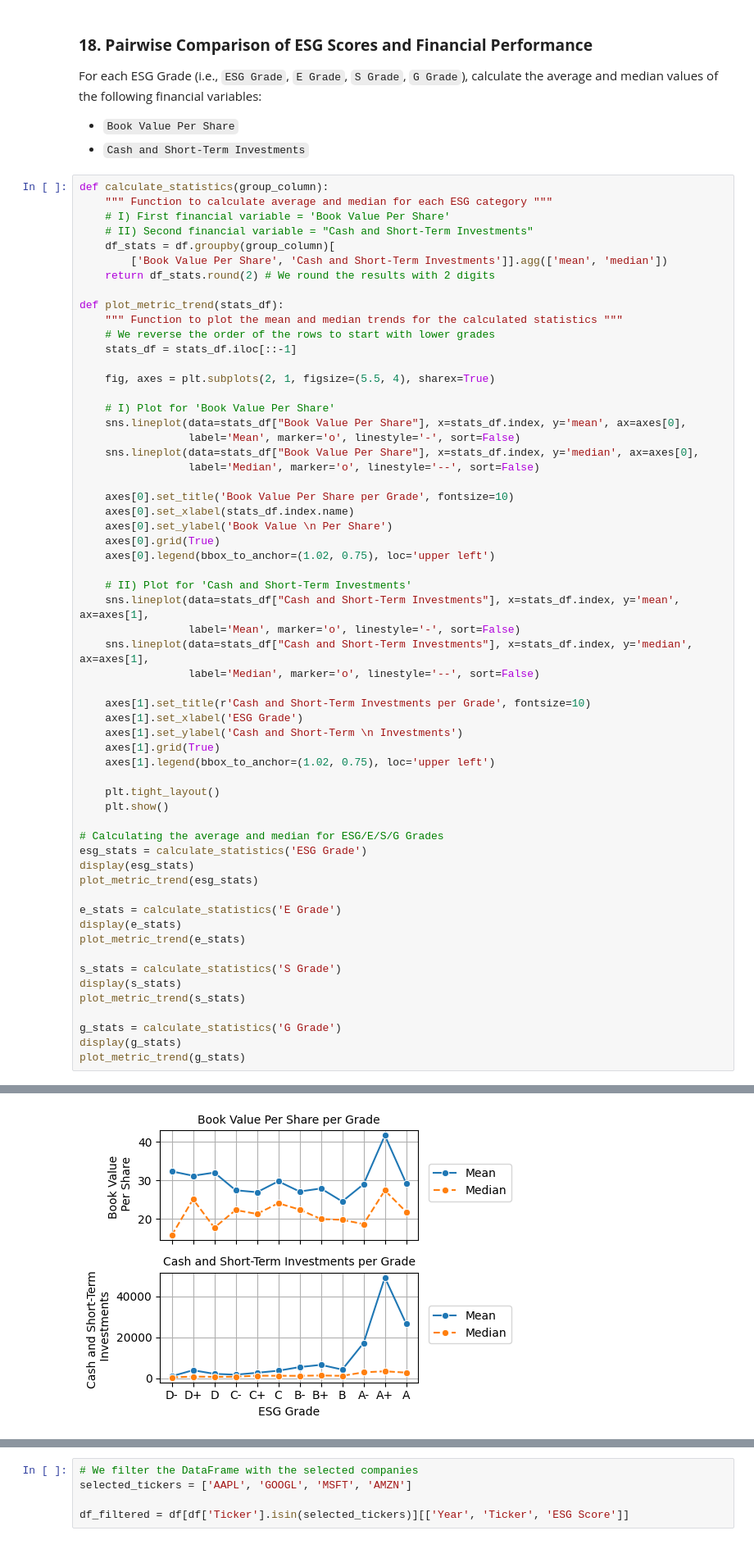
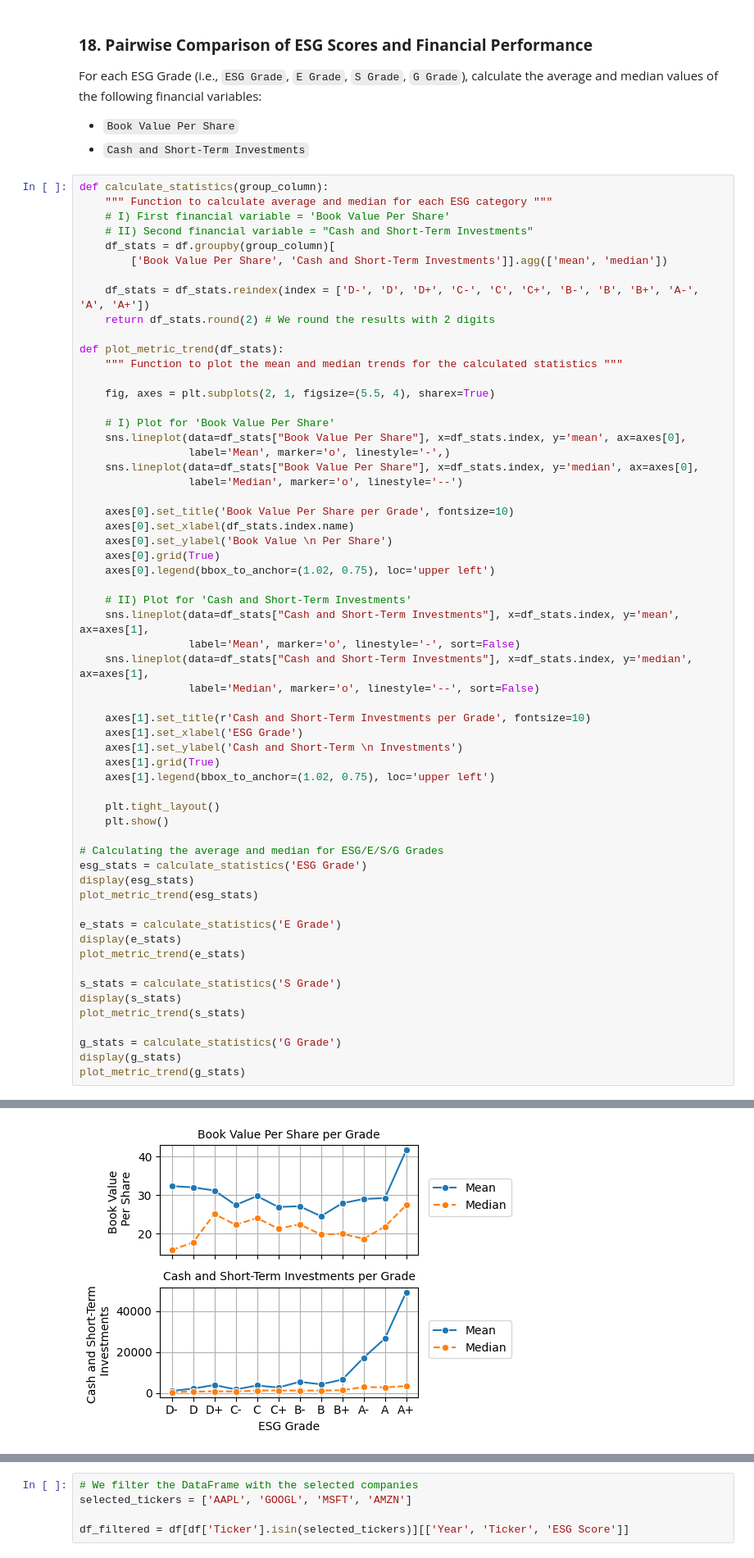
Before and after one commit to maximenc/Quantitative-Methods, a Jupyter notebook: Data-Analysis/4.applications.ipynb, the cells around one changed output, grey strips where cells are left out. Shown at 82% size. Cells and saved outputs as stored; diff of their text form.

Commit message:
change index order by grade

```diff
--- a/Data-Analysis/4.applications.ipynb
+++ b/Data-Analysis/4.applications.ipynb
@@ -548,31 +548,31 @@ def calculate_statistics(group_column):
     # II) Second financial variable = "Cash and Short-Term Investments"
     df_stats = df.groupby(group_column)[
         ['Book Value Per Share', 'Cash and Short-Term Investments']].agg(['mean', 'median'])
+
+    df_stats = df_stats.reindex(index = ['D-', 'D', 'D+', 'C-', 'C', 'C+', 'B-', 'B', 'B+', 'A-', 'A', 'A+'])
     return df_stats.round(2) # We round the results with 2 digits
 
-def plot_metric_trend(stats_df):
+def plot_metric_trend(df_stats):
     """ Function to plot the mean and median trends for the calculated statistics """
-    # We reverse the order of the rows to start with lower grades
-    stats_df = stats_df.iloc[::-1]
 
     fig, axes = plt.subplots(2, 1, figsize=(5.5, 4), sharex=True)
 
     # I) Plot for 'Book Value Per Share'
-    sns.lineplot(data=stats_df["Book Value Per Share"], x=stats_df.index, y='mean', ax=axes[0],
-                 label='Mean', marker='o', linestyle='-', sort=False)
-    sns.lineplot(data=stats_df["Book Value Per Share"], x=stats_df.index, y='median', ax=axes[0],
-                 label='Median', marker='o', linestyle='--', sort=False)
+    sns.lineplot(data=df_stats["Book Value Per Share"], x=df_stats.index, y='mean', ax=axes[0],
+                 label='Mean', marker='o', linestyle='-',)
+    sns.lineplot(data=df_stats["Book Value Per Share"], x=df_stats.index, y='median', ax=axes[0],
+                 label='Median', marker='o', linestyle='--')
 
     axes[0].set_title('Book Value Per Share per Grade', fontsize=10)
-    axes[0].set_xlabel(stats_df.index.name)
+    axes[0].set_xlabel(df_stats.index.name)
     axes[0].set_ylabel('Book Value \n Per Share')
     axes[0].grid(True)
     axes[0].legend(bbox_to_anchor=(1.02, 0.75), loc='upper left')
 
     # II) Plot for 'Cash and Short-Term Investments'
-    sns.lineplot(data=stats_df["Cash and Short-Term Investments"], x=stats_df.index, y='mean', ax=axes[1],
+    sns.lineplot(data=df_stats["Cash and Short-Term Investments"], x=df_stats.index, y='mean', ax=axes[1],
                  label='Mean', marker='o', linestyle='-', sort=False)
-    sns.lineplot(data=stats_df["Cash and Short-Term Investments"], x=stats_df.index, y='median', ax=axes[1],
+    sns.lineplot(data=df_stats["Cash and Short-Term Investments"], x=df_stats.index, y='median', ax=axes[1],
                  label='Median', marker='o', linestyle='--', sort=False)
 
     axes[1].set_title(r'Cash and Short-Term Investments per Grade', fontsize=10)
@@ -635,4 +635,4 @@ plot_metric_trend(g_stats)
-[figure, old version]
+[figure, new version]
 |  | Book Value Per Share |  | Cash and Short-Term Investments |  |
 |  | mean | median | mean | median |
 | S Grade |  |  |  |  |
```
Also changed, not shown: parts of 3 cells of this notebook.
